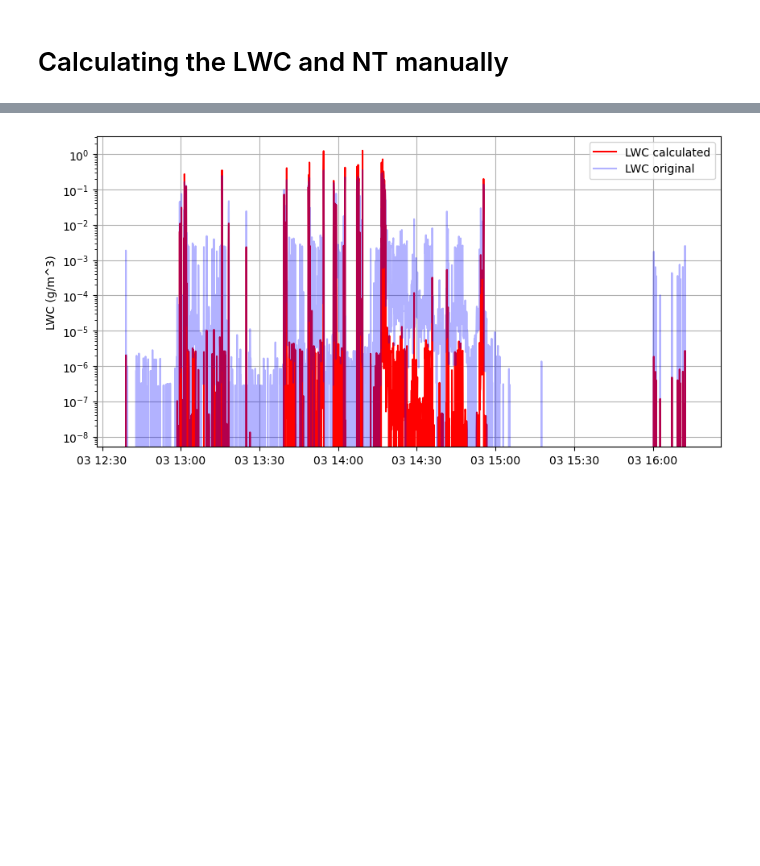
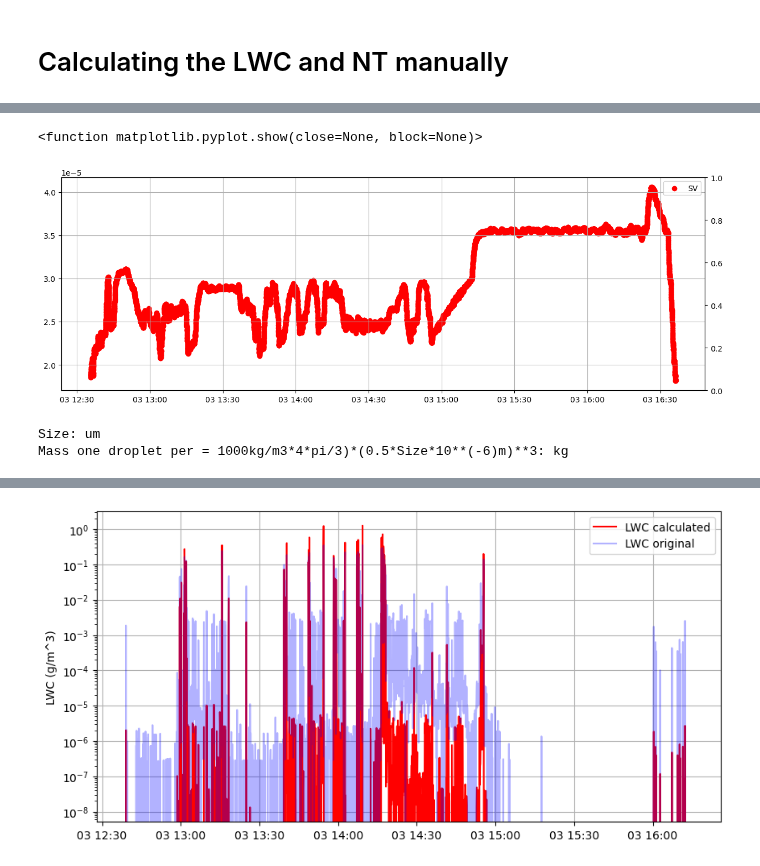
Before and after one commit to niellaNina/procIslasMicrophy, a Jupyter notebook: notebooks/Updated_NC_to_Joint_NC.ipynb, the cells around one changed output, grey strips where cells are left out. Drawn from its saved outputs; the diff is of its cells as text; code cells hidden in the pictures; blank space fills up the shorter version.

```diff
--- a/notebooks/Updated_NC_to_Joint_NC.ipynb
+++ b/notebooks/Updated_NC_to_Joint_NC.ipynb
@@ -253,0 +252,8 @@ Data variables: (12/81)
+# %%
+# calculate sample area: SA * TAS * Sample time
+# mm^2 = 0.001^2*m^2
+m = (0.001)**2
+sa = float(ds.attrs['Sample Area (mm^2)'])*m
+print(sa)
+test = sa* ds['TAS']
+test
@@ -253,0 +270,30 @@ Data variables: (12/81)
+# %%
+fig, ax = plt.subplots(1,1, sharex=True,figsize=(15,5))
+
+ax.scatter(test['time'], test, c ='r', label='SV') #changed form LWC calc
+axt = ax.twinx()
+ax.legend()
+ax.grid(True)
+
+
+plt.show
+# %% [output]
+<function matplotlib.pyplot.show(close=None, block=None)>
+[figure, added]
+# %%
+# Mass of individual droplet in bin = water density times volume of droplet. Size is the diameter of the droplet(largest size).
+
+print(f'Size: {ds['Size'].attrs['unit']}')
+
+ds['Mass']=(1000*4*math.pi/3)*(0.5*ds['Size']*1e-6)**3
+ds = set_attrs(ds,'Mass',name = 'Mass of individual droplet in bin',unit = 'kg',
+                description = 'Mass of Droplet, water density (1000 kg/m3) times volume of droplet',
+                par_var = ['Size'],#par_file= cdp_file[0].split('/')[-1],
+                instrument="CDP")
+
+# 1000 is 1000 kg/m3
+
+print(f'Mass one droplet per = 1000kg/m3*4*pi/3)*(0.5*Size*10**(-6)m)**3: {ds['Mass'].attrs['unit']}')
+# %% [output]
+Size: um
+Mass one droplet per = 1000kg/m3*4*pi/3)*(0.5*Size*10**(-6)m)**3: kg
```
Also changed, not shown: parts of 10 cells of this notebook, 2 other files.
